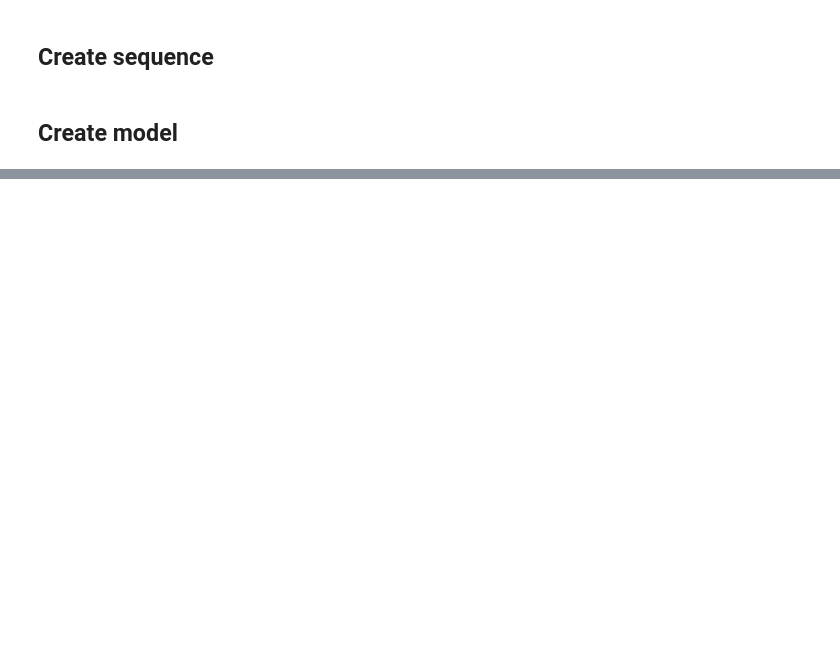
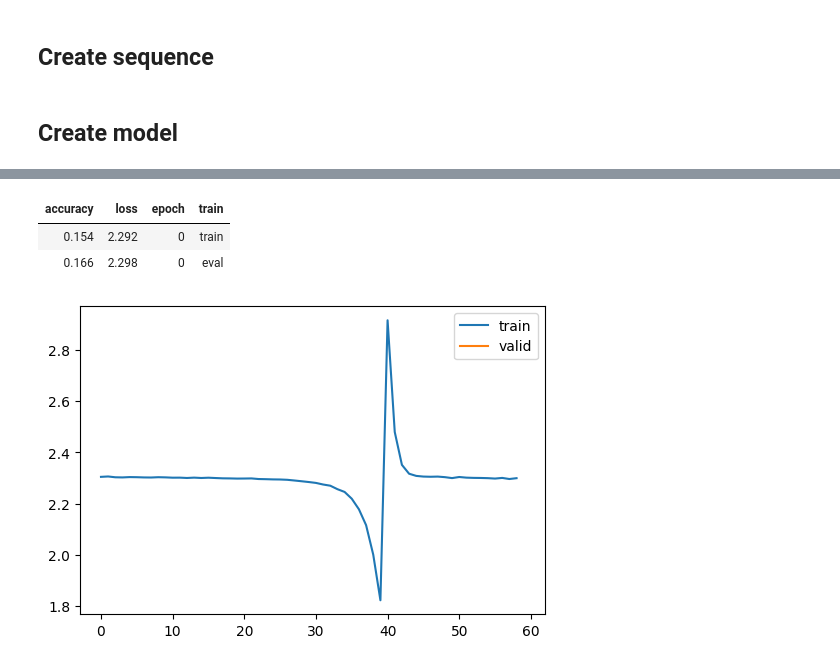
Before and after one commit to quangvu0702/course22p2, a Jupyter notebook: practice_nbs/001_hooks.ipynb, the cells around one changed output, grey strips where cells are left out. Drawn from its saved outputs; the diff is of its cells as text; code cells hidden in the pictures; blank space fills up the shorter version.

```diff
--- a/practice_nbs/001_hooks.ipynb
+++ b/practice_nbs/001_hooks.ipynb
@@ -96,0 +116,45 @@ plt.show()
+# %%
+class StatsHook:
+    def __init__(self):
+        self.means = []
+        self.stds = []
+        self.hists = []
+    def __call__(self, module, module_input, x):
+        self.means.append(x.abs().mean().item())
+        self.stds.append(x.abs().std().item())
+        self.hists.append(x.detach().cpu().abs().histc(40,0,4))
+
+    def clear(self):
+        self.means = []
+        self.stds = []
+# %%
+class TinyModel(torch.nn.Module):
+
+    def __init__(self, layers, hooks):
+        super(TinyModel, self).__init__()
+        self.layers = nn.Sequential(*layers)
+        for hook, layer in zip(hooks, self.layers): layer.register_forward_hook(hook)
+
+    def forward(self, x):
+        for i, layer in enumerate(self.layers):
+            x = layer(x)
+        return x
+
+layers = [conv(1 ,4),            #14x14
+    conv(4 ,8),            #7x7
+    conv(8 ,16),           #4x4
+    conv(16,16),           #2x2
+    conv(16,10, act=False), #1x1
+    nn.Flatten()]
+hooks = [StatsHook() for _ in layers]
+model = TinyModel(layers, hooks)
+# %%
+metrics = MetricsCB(accuracy=MulticlassAccuracy())
+cbs = [TrainCB(), DeviceCB(), metrics, ProgressCB(plot=True)]
+learn = Learner(model, dls, F.cross_entropy, lr=0.6, cbs=cbs)
+learn.fit(1)
+# %% [output]
+| accuracy | loss | epoch | train |
+| 0.154 | 2.292 | 0 | train |
+| 0.166 | 2.298 | 0 | eval |
+[figure, added]
```
Also changed, not shown: parts of 20 cells of this notebook, 7 other files.
